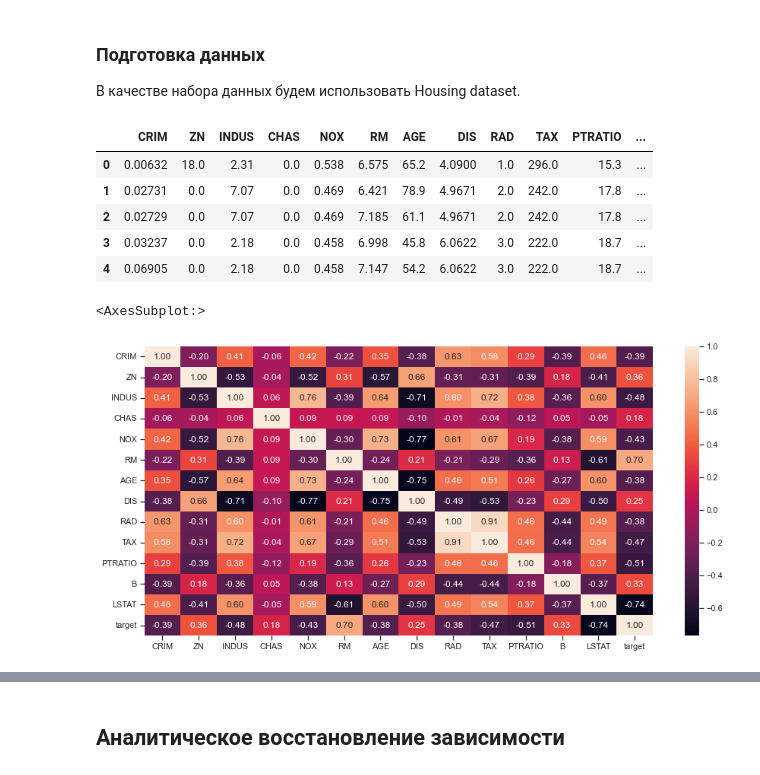
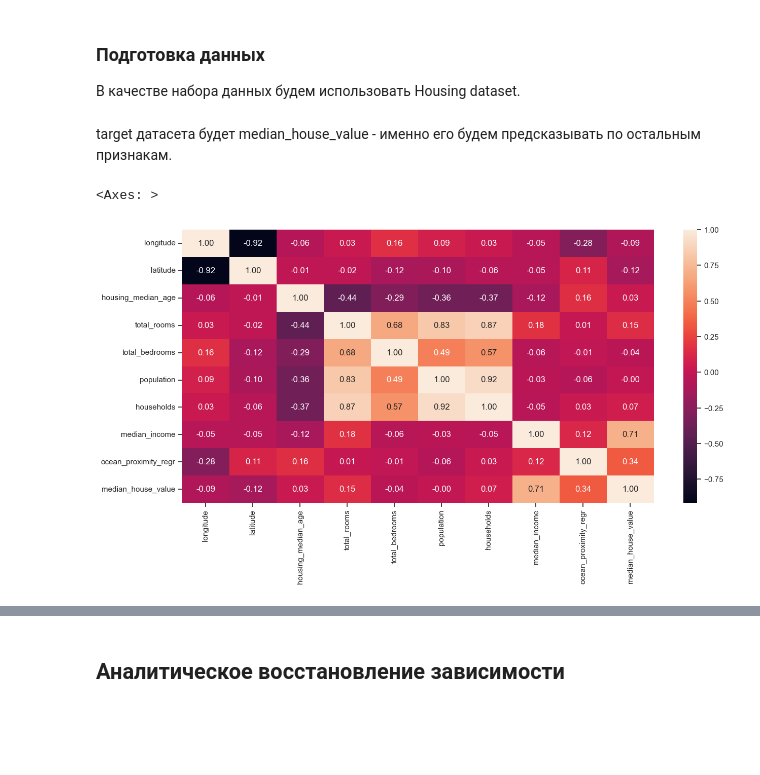
Before and after one commit to BorisLarkin/ML-BMSTU-2025, a Jupyter notebook: linear.ipynb, the cells around one changed output, grey strips where cells are left out. Saved outputs shown, nothing was run; the diff lists cells and outputs as text; code cells hidden in the pictures; blank space fills up the shorter version.

```diff
--- a/linear.ipynb
+++ b/linear.ipynb
@@ -72,24 +72,16 @@ $$ \hat{y} = b_0 + b_1 \cdot x_1 $$
 
 В качестве набора данных будем использовать Housing dataset.
 # %%
-Housing = pd.read_csv('data/housing.csv', sep=",")
+Housing = pd.read_csv('data/housing_train.csv', sep=",")
-# %%
-df_Housing = pd.DataFrame(Housing.data,columns=Housing.feature_names)
-df_Housing['target'] = pd.Series(Housing.target)
-df_Housing.head()
-# %% [output]
-|  | CRIM | ZN | INDUS | CHAS | NOX | RM | AGE | DIS | RAD | TAX | PTRATIO | ... |
-| 0 | 0.00632 | 18.0 | 2.31 | 0.0 | 0.538 | 6.575 | 65.2 | 4.0900 | 1.0 | 296.0 | 15.3 | ... |
-| 1 | 0.02731 | 0.0 | 7.07 | 0.0 | 0.469 | 6.421 | 78.9 | 4.9671 | 2.0 | 242.0 | 17.8 | ... |
-| 2 | 0.02729 | 0.0 | 7.07 | 0.0 | 0.469 | 7.185 | 61.1 | 4.9671 | 2.0 | 242.0 | 17.8 | ... |
-| 3 | 0.03237 | 0.0 | 2.18 | 0.0 | 0.458 | 6.998 | 45.8 | 6.0622 | 3.0 | 222.0 | 18.7 | ... |
-| 4 | 0.06905 | 0.0 | 2.18 | 0.0 | 0.458 | 7.147 | 54.2 | 6.0622 | 3.0 | 222.0 | 18.7 | ... |
+# %% [markdown]
+target датасета будет median_house_value - именно его будем предсказывать по остальным признакам.
 # %%
 #Построим корреляционную матрицу
 fig, ax = plt.subplots(figsize=(15,7))
-sns.heatmap(df_Housing.corr(method='pearson'), ax=ax, annot=True, fmt='.2f')
+Housing_regr = Housing.drop(columns='ocean_proximity')
+sns.heatmap(Housing_regr.corr(method='pearson'), ax=ax, annot=True, fmt='.2f')
 # %% [output]
-<AxesSubplot:>
+<Axes: >
-[figure, old version]
+[figure, new version]
 # %%
 fig, ax = plt.subplots(figsize=(10,10))
```
Also changed, not shown: parts of 32 cells of this notebook, 3 other files.
